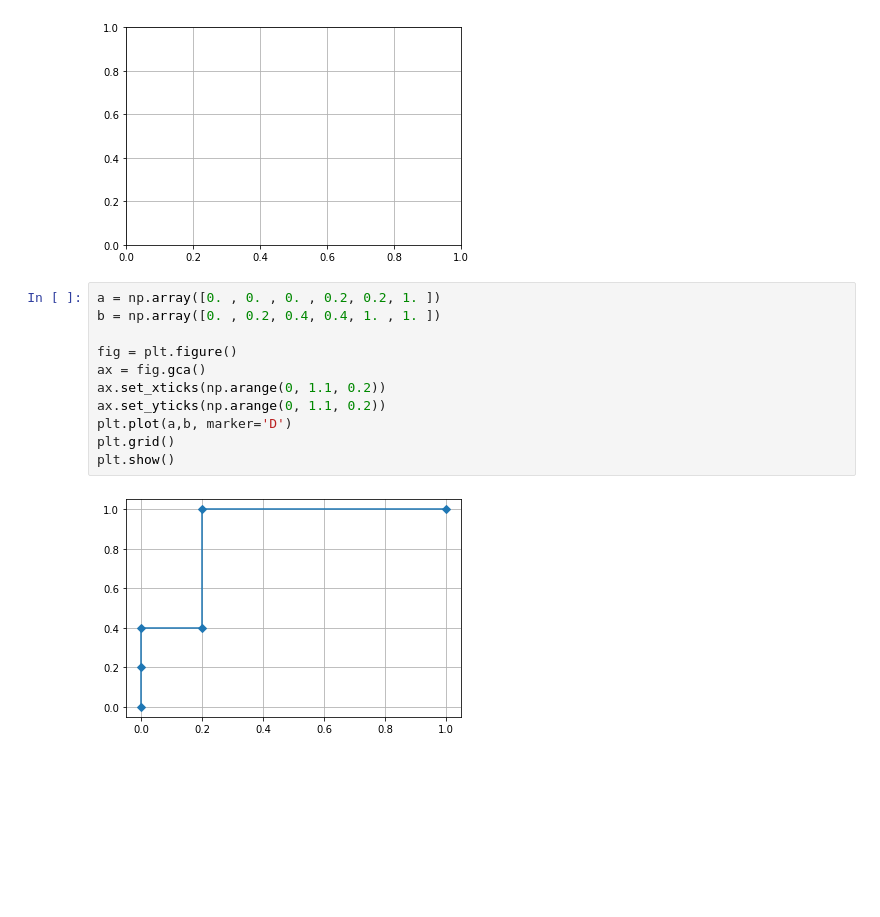
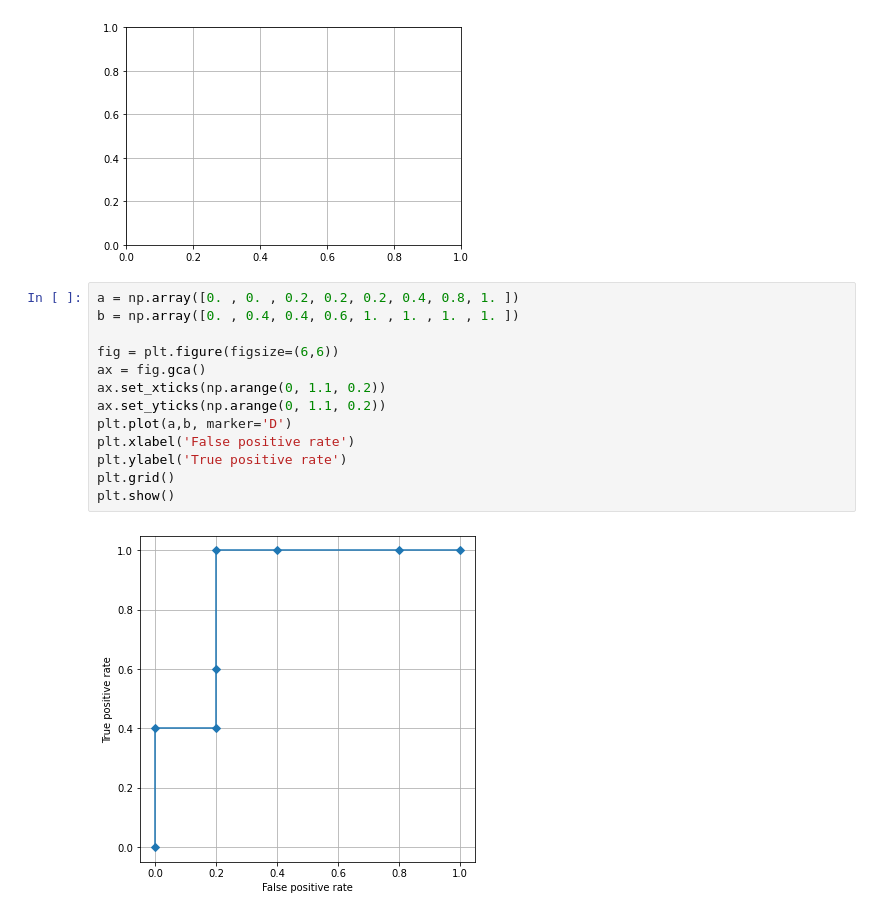
Before and after one commit to aysuvorov/clinstats, a Jupyter notebook: docs/pages/roc_analysis/roc-auc.ipynb, the cells around one changed output. Saved outputs shown, nothing was run; the diff lists cells and outputs as text; blank space fills up the shorter version.

```diff
--- a/docs/pages/roc_analysis/roc-auc.ipynb
+++ b/docs/pages/roc_analysis/roc-auc.ipynb
@@ -29,15 +57,17 @@ plt.show()
 # %% [output]
 [figure]
 # %%
-a = np.array([0. , 0. , 0. , 0.2, 0.2, 1. ])
-b = np.array([0. , 0.2, 0.4, 0.4, 1. , 1. ])
+a = np.array([0. , 0. , 0.2, 0.2, 0.2, 0.4, 0.8, 1. ])
+b = np.array([0. , 0.4, 0.4, 0.6, 1. , 1. , 1. , 1. ])
 
-fig = plt.figure()
+fig = plt.figure(figsize=(6,6))
 ax = fig.gca()
 ax.set_xticks(np.arange(0, 1.1, 0.2))
 ax.set_yticks(np.arange(0, 1.1, 0.2))
 plt.plot(a,b, marker='D')
+plt.xlabel('False positive rate')
+plt.ylabel('True positive rate')
 plt.grid()
 plt.show()
 # %% [output]
-[figure, old version]
+[figure, new version]
```
Also changed, not shown: parts of 18 cells of this notebook.
